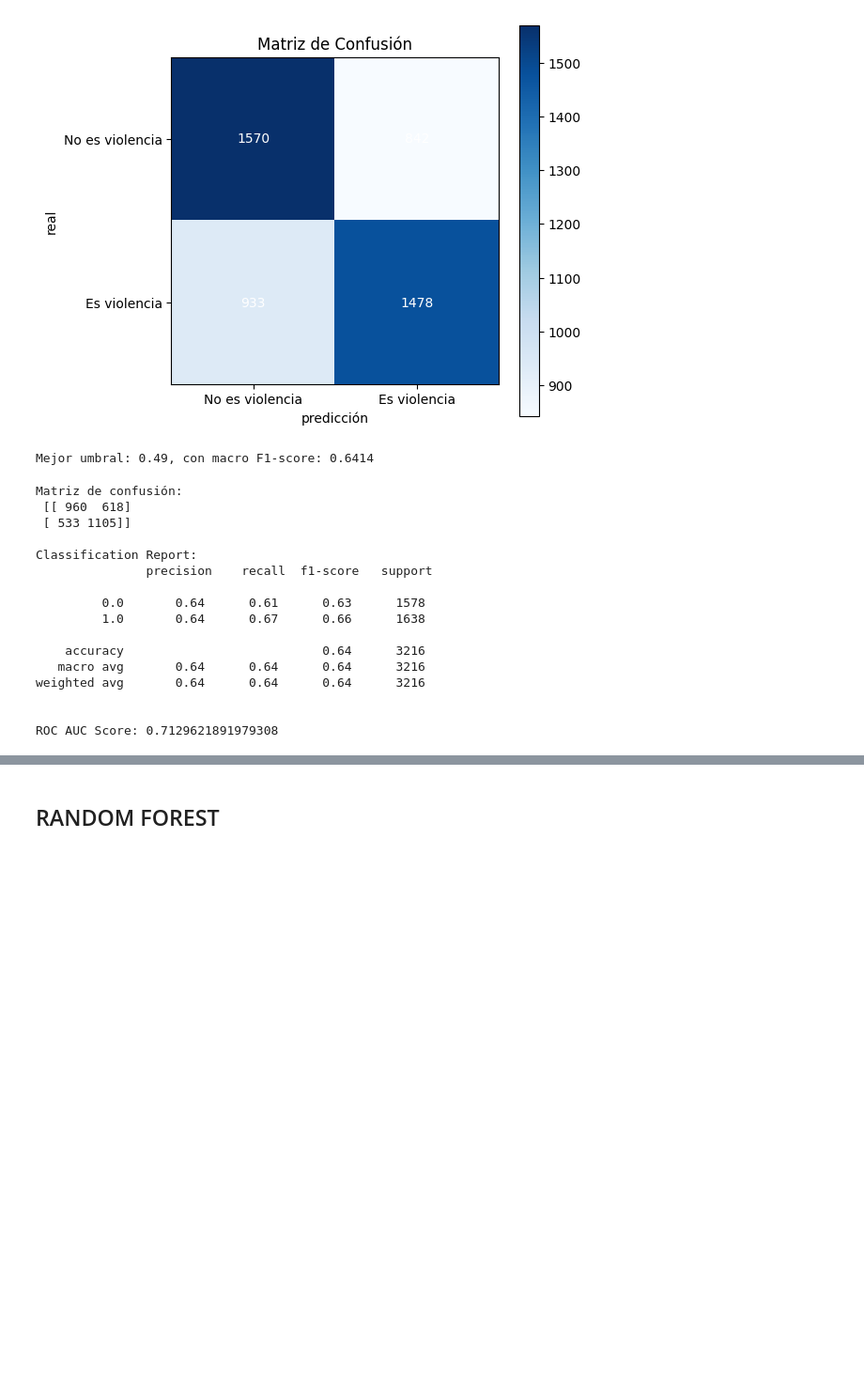
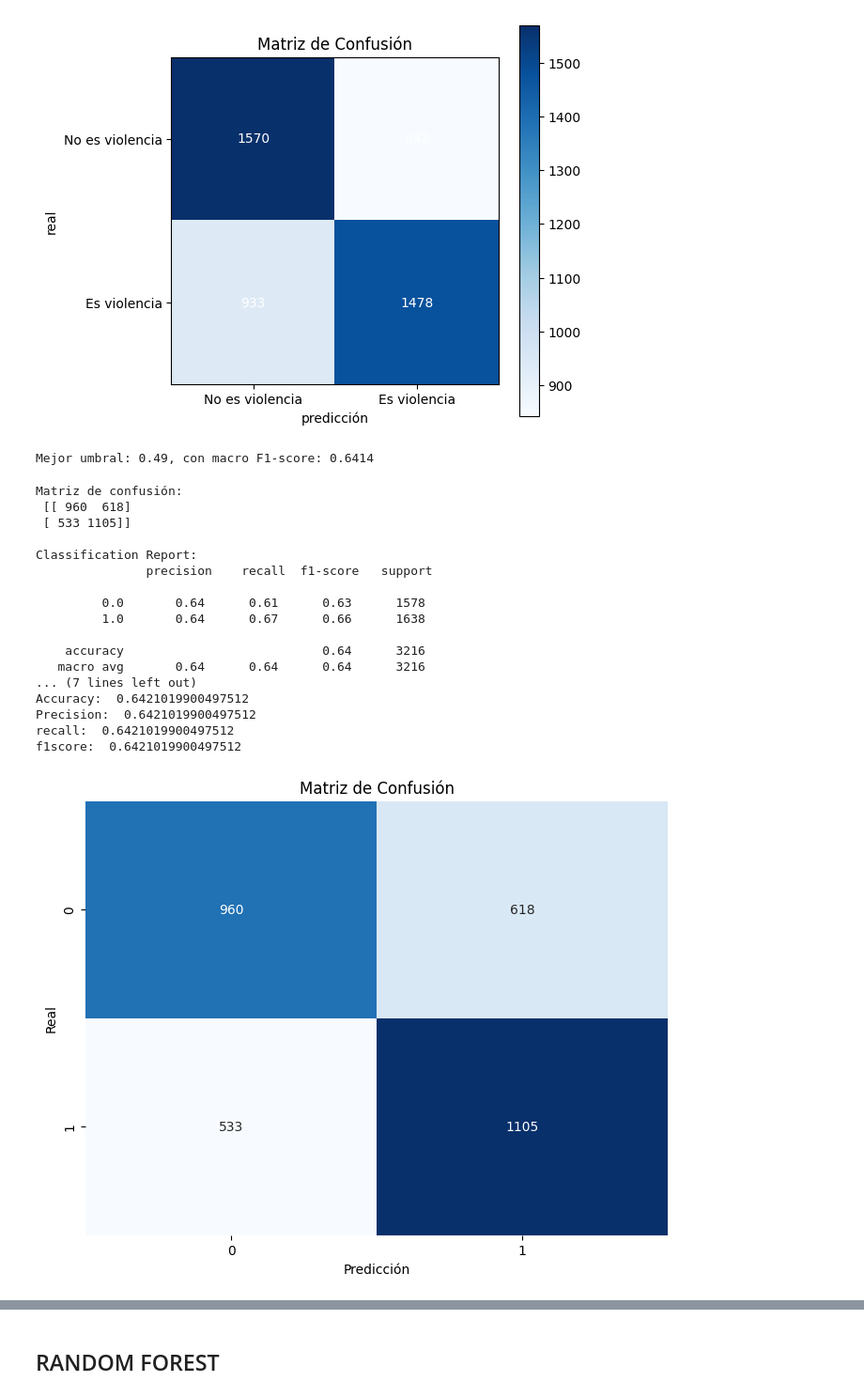
Before and after one commit to angelargd8/Proyecto3-MDD, a Jupyter notebook: reglog-remuestreo.ipynb, the cells around one changed output, grey strips where cells are left out. Shown at 94% size. Drawn from its saved outputs; the diff is of its cells as text; code cells hidden in the pictures; blank space fills up the shorter version.

Commit message:
chore: add accuracy into relog random forest

```diff
--- a/reglog-remuestreo.ipynb
+++ b/reglog-remuestreo.ipynb
@@ -349,7 +374,15 @@ y_pred = (y_proba >= umbral).astype(int)
 print("\nConfusion Matrix:\n", confusion_matrix(y_test, y_pred))
 print("\nClassification Report:\n", classification_report(y_test, y_pred))
 print("\nROC AUC Score:", roc_auc_score(y_test, y_proba))
-
+accuracy=accuracy_score(y_test,y_pred)
+precision =precision_score(y_test, y_pred,average='micro')
+recall =  recall_score(y_test, y_pred,average='micro')
+f1 = f1_score(y_test,y_pred,average='micro')
+print('Matriz de confusión\n',cm)
+print('Accuracy: ',accuracy)
+print('Precision: ', precision)
+print('recall: ',recall)
+print('f1score: ',f1)
 
 # --- GRÁFICA ROC ---
 fpr, tpr, _ = roc_curve(y_test, y_proba)
@@ -462,32 +496,53 @@ Mejor umbral: 0.49, con macro F1-score: 0.6414
 # %%
 # Entrenar
 full_pipeline.fit(X_train, y_train)
 
 # Predecir y evaluar
 y_proba = full_pipeline.predict_proba(X_test)[:, 1]
 umbral = mejor_umbral
 y_pred = (y_proba >= umbral).astype(int)
 
 print("\nMatriz de confusión:\n", confusion_matrix(y_test, y_pred))
 print("\nClassification Report:\n", classification_report(y_test, y_pred))
 print("\nROC AUC Score:", roc_auc_score(y_test, y_proba))
+accuracy=accuracy_score(y_test,y_pred)
+precision =precision_score(y_test, y_pred,average='micro')
+recall =  recall_score(y_test, y_pred,average='micro')
+f1 = f1_score(y_test,y_pred,average='micro')
+print('Matriz de confusión\n',cm)
+print('Accuracy: ',accuracy)
+print('Precision: ', precision)
+print('recall: ',recall)
+print('f1score: ',f1)
+
+
+cm = confusion_matrix(y_test,y_pred)
+plt.figure(figsize=(8,6))
+sns.heatmap(cm, annot=True, fmt='d', cmap='Blues', cbar=False,
+            xticklabels=True, yticklabels=True)
+plt.xlabel('Predicción')
+plt.ylabel('Real')
+plt.title('Matriz de Confusión')
+plt.show()
 # %% [output]
 Matriz de confusión:
  [[ 960  618]
  [ 533 1105]]
 
 Classification Report:
                precision    recall  f1-score   support
 
          0.0       0.64      0.61      0.63      1578
          1.0       0.64      0.67      0.66      1638
 
     accuracy                           0.64      3216
    macro avg       0.64      0.64      0.64      3216
-weighted avg       0.64      0.64      0.64      3216
-
-
-ROC AUC Score: 0.7129621891979308
+... (7 lines left out)
+Accuracy:  0.6421019900497512
+Precision:  0.6421019900497512
+recall:  0.6421019900497512
+f1score:  0.6421019900497512
+[figure, added]
 # %%
 # --- GRÁFICA ROC ---
 fpr, tpr, _ = roc_curve(y_test, y_proba)
```
Also changed, not shown: parts of 6 cells of this notebook, 1 other file.
